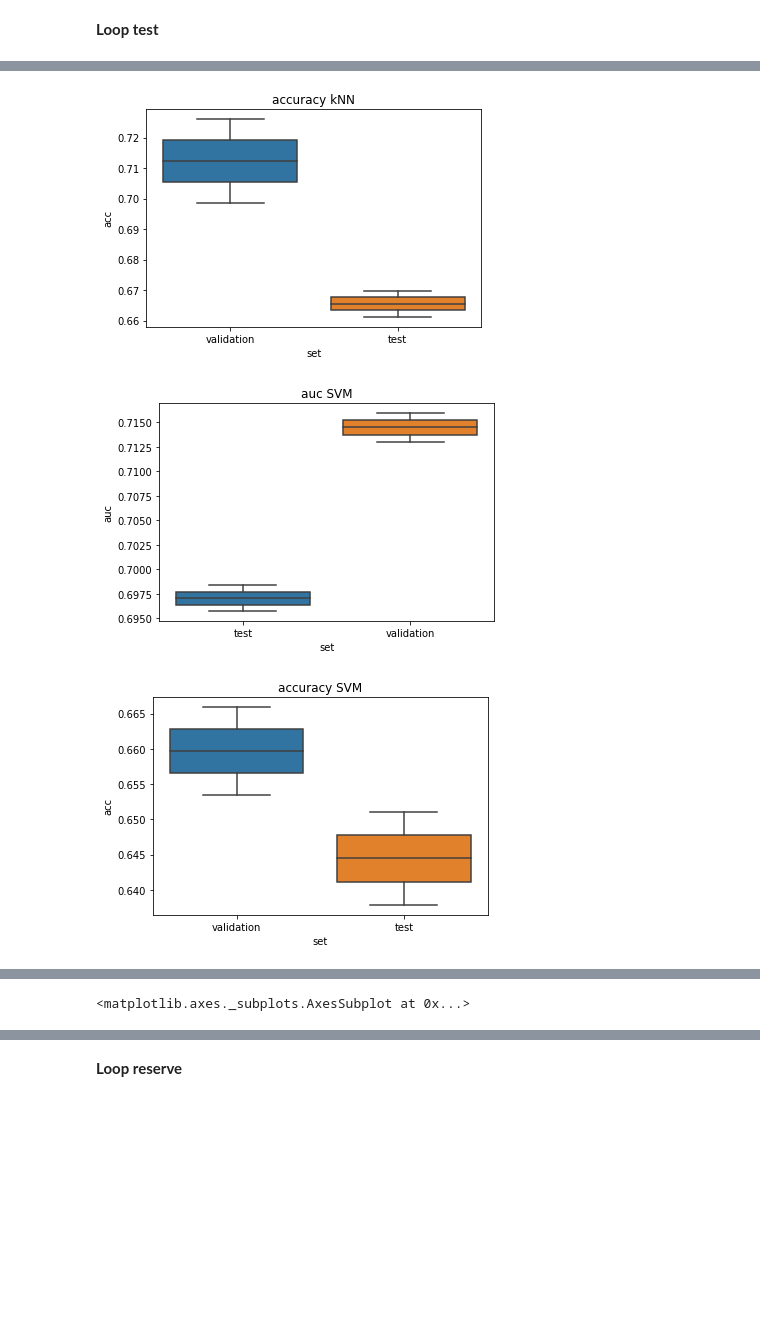
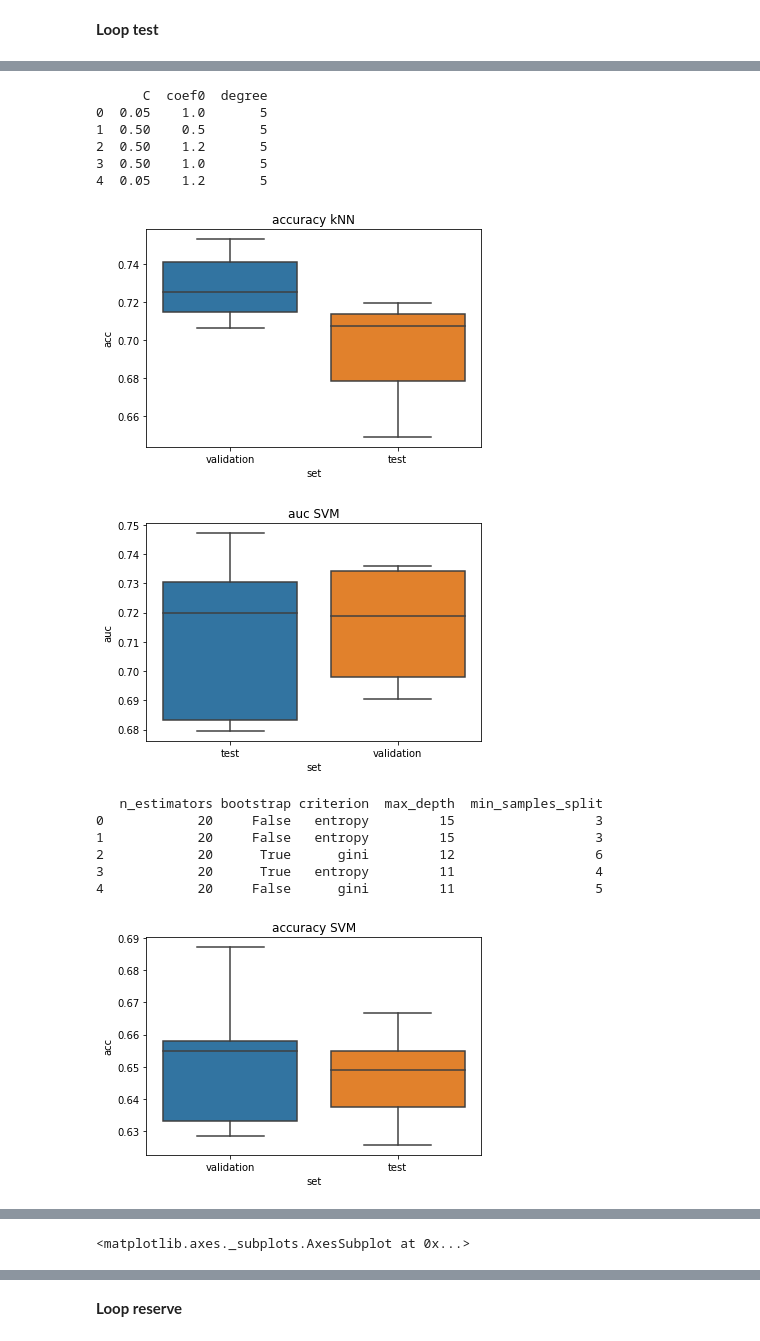
Before and after one commit to annawalstra/TM10007_Group5, a Jupyter notebook: assignment.ipynb, the cells around one changed output, grey strips where cells are left out. Saved outputs shown, nothing was run; the diff lists cells and outputs as text; code cells hidden in the pictures; blank space fills up the shorter version.

```diff
--- a/assignment.ipynb
+++ b/assignment.ipynb
@@ -1161,23 +1130,20 @@ def classifier_SVM(cv_10fold, X_validation, Y_validation, X_test, Y_test):
 
     # Get the auc
     auc_SVM = metrics.roc_auc_score(Y_test, scores_SVM)
-    results_SVM.append({'auc': auc_SVM,'C': clf_SVM.C, #'gamma': clf_SVM.gamma,
-                    'coef0': clf_SVM.coef0, #'kernel': clf_SVM.kernel,
-                    'degree': clf_SVM.degree,'set': 'test'})
+    results_SVM.append({'auc': auc_SVM,'set': 'test'})
 
     # Get the auc
     auc_validation_SVM = metrics.roc_auc_score(Y_validation, scores_validation_SVM)
     results_SVM.append({
-        'auc': auc_validation_SVM,
-        'C': clf_SVM.C,
+        'auc': auc_validation_SVM, 'set': 'validation'})
+
+    SVM_table.append({'C': clf_SVM.C,
         #'gamma': clf_SVM.gamma,
         #'kernel': clf_SVM.kernel,
         'coef0': clf_SVM.coef0,
-        'degree': clf_SVM.degree,
-        'set': 'validation'
-    })
+        'degree': clf_SVM.degree,})
 
-    return clf_SVM, results_acc_SVM, results_SVM
+    return clf_SVM, results_acc_SVM, results_SVM, SVM_table
 
 
 
@@ -1289,12 +1255,12 @@ def votingresults(clf_vote, X_validation, Y_validation, X_test, Y_test):
 **Loop test**
 # %%
 # Create a 20 fold stratified CV iterator
-cv_10fold = model_selection.StratifiedKFold(n_splits=2)
-cv_20fold = model_selection.StratifiedKFold(n_splits=2)
+cv_10fold = model_selection.StratifiedKFold(n_splits=5)
+cv_20fold = model_selection.StratifiedKFold(n_splits=5)
+
 # Lists for KNN
 results_kNN = []
 results_acc_kNN = []
-# TABEL VOOR HYPERPARAMETERS
 kNN_table = []
 
 # Lists for SVM
@@ -1304,20 +1270,20 @@ SVM_table = []
 best_C = []
 #best_gamma = []
 #best_kernel = []
-best_coef0 = []
-best_degree = []
+# best_coef0 = []
+# best_degree = []
 
 
 # Lists for RF
 results_RF = []
 results_acc_RF = []
 RF_table = []
-Best_n_trees = []
-Best_Bootstrapping = []
-Best_criterion = []
-Best_max_depth = []
-Best_min_samples_split = []
-Best_min_samples_leaf = []
+# Best_n_trees = []
+# Best_Bootstrapping = []
+# Best_criterion = []
+# Best_max_depth = []
+# Best_min_samples_split = []
+# Best_min_samples_leaf = []
 
 # Lists for voting
 results_acc_vote = []
@@ -1328,14 +1294,11 @@ results_vote = []
 def most_frequent(List):
     return max(set(List), key = List.count)
 
-#X_train, X_test, Y_train, Y_test = model_selection.train_test_split(X, y_bin, test_size=0.1, stratify=y_bin)
-X = np.array(X)
-
-# Loop over the folds (KNN)
+# OUTER CV
 for validation_index, test_index in cv_20fold.split(X, y_bin):
     # Split the data properly
-    # print(validation_index.shape)
-    # print(test_index.shape)
+    print(validation_index.shape)
+    print(test_index.shape)
     # print(X.shape)
     # print(X_train.shape)
     # print(np.array(Y_train).shape)
@@ -1343,10 +1306,10 @@ for validation_index, test_index in cv_20fold.split(X, y_bin):
     # print(test_index)
     print(1)
 
-    X_validation = X[validation_index]
+    X_validation = np.array(X)[validation_index]
     Y_validation = np.array(y_bin)[validation_index]
 
-    X_test = X[test_index]
+    X_test = np.array(X)[test_index]
     Y_test = np.array(y_bin)[test_index]
 
     # Scaling
@@ -1362,7 +1325,7 @@ for validation_index, test_index in cv_20fold.split(X, y_bin):
     clf_kNN, results_acc_kNN, results_kNN, kNN_table = classifier_kNN(cv_10fold, X_validation, Y_validation, X_test, Y_test)
 
     # ** SVM **
-    clf_SVM, results_acc_SVM, results_SVM = classifier_SVM(cv_10fold, X_validation, Y_validation, X_test, Y_test)
+    clf_SVM, results_acc_SVM, results_SVM, SVM_table = classifier_SVM(cv_10fold, X_validation, Y_validation, X_test, Y_test)
 
     # # ** Random Forest **
     clf_RF, results_acc_RF, results_RF, RF_table = classifier_RF(cv_10fold, X_validation, Y_validation, X_test, Y_test)
@@ -1377,6 +1340,7 @@ for validation_index, test_index in cv_20fold.split(X, y_bin):
 
 
 # Plot all results
+
 # Create results dataframe and plot it (KNN)
 kNN_table = pd.DataFrame(kNN_table)
 print(kNN_table)
@@ -1390,6 +1354,8 @@ results_acc_kNN = pd.DataFrame(results_acc_kNN)
 seaborn.boxplot(y='acc', x='set', data=results_acc_kNN)
 
 # Create results dataframe and plot it (SVM)
+SVM_table = pd.DataFrame(SVM_table)
+print(SVM_table)
 results_SVM = pd.DataFrame(results_SVM)
 plt.show()
 plt.title('auc SVM')
@@ -1400,6 +1366,8 @@ results_acc_SVM = pd.DataFrame(results_acc_SVM)
 seaborn.boxplot(y='acc', x='set', data=results_acc_SVM)
 
 # Create results dataframe and plot it (RF)
+RF_table = pd.DataFrame(RF_table)
+print(RF_table)
 results_RF = pd.DataFrame(results_RF)
 plt.show()
 plt.title('auc RF')
@@ -1430,3 +1408,15 @@ Nr. of components:63
+      C  coef0  degree
+0  0.05    1.0       5
+1  0.50    0.5       5
+2  0.50    1.2       5
+3  0.50    1.0       5
+4  0.05    1.2       5
-[figure, old version]
+[figure, new version]
-[figure, old version]
+[figure, new version]
+   n_estimators bootstrap criterion  max_depth  min_samples_split
+0            20     False   entropy         15                  3
+1            20     False   entropy         15                  3
+2            20      True      gini         12                  6
+3            20      True   entropy         11                  4
+4            20     False      gini         11                  5
-[figure, old version]
+[figure, new version]
@@ -1436 +1426 @@ Nr. of components:63
-<matplotlib.axes._subplots.AxesSubplot at 0x...>
+<matplotlib.axes._subplots.AxesSubplot at 0x...>
```
Also changed, not shown: parts of 3 cells of this notebook.
